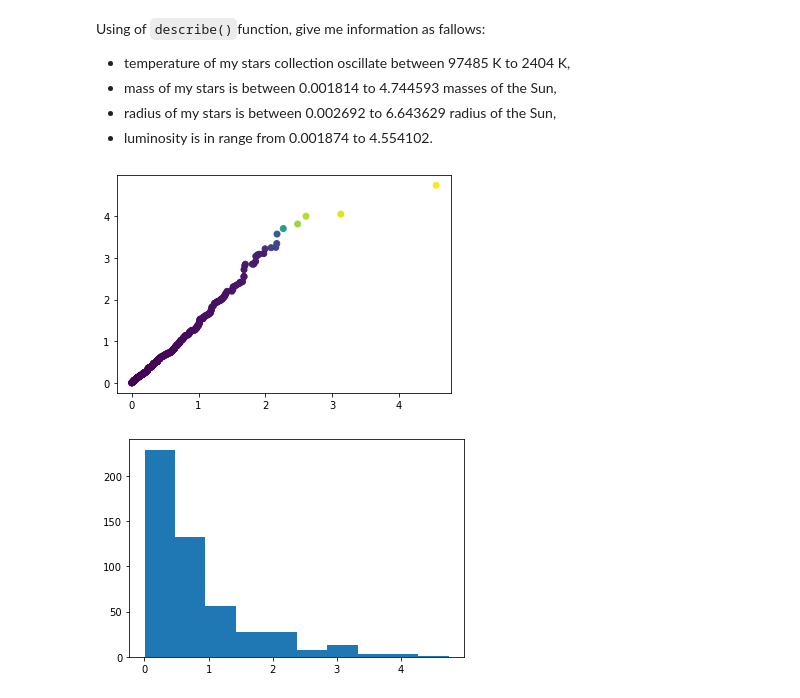
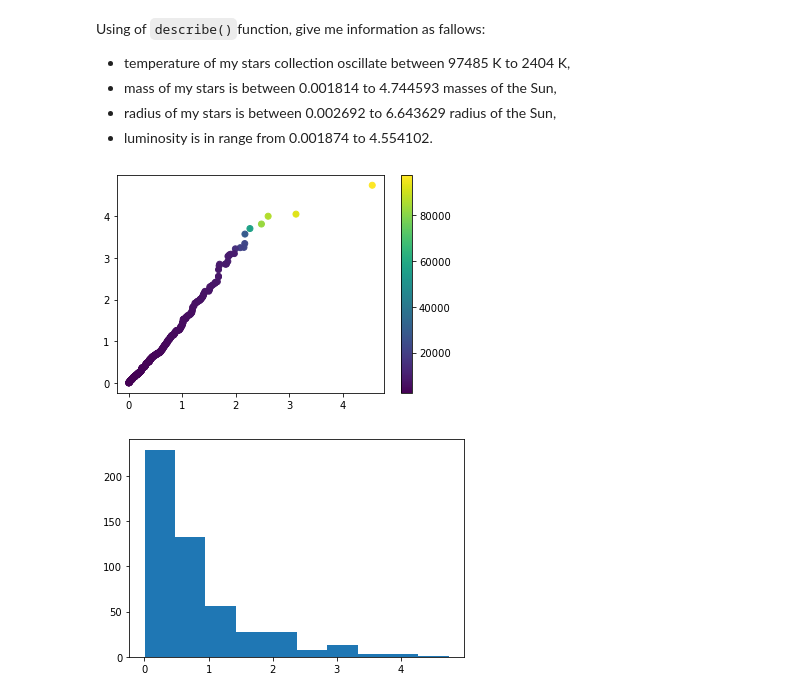
Before and after one commit to DracoNibilis/Stars_Project, a Jupyter notebook: stars_project.ipynb, the cells around one changed output. Drawn from its saved outputs; the diff is of its cells as text; code cells hidden in the pictures.

```diff
--- a/stars_project.ipynb
+++ b/stars_project.ipynb
@@ -510,10 +475,11 @@ Using of `describe()`function, give me information as fallows: <br>
 # %%
 
 colors = df['Temperature']
 plt.scatter(df["Luminosity"], df["Mass"], c=colors)
+plt.colorbar()
 plt.show()
 # %% [output]
-[figure, old version]
+[figure, new version]
 # %%
 plt.hist(df['Mass'])
 plt.show()
```
Also changed, not shown: parts of 18 cells of this notebook.
